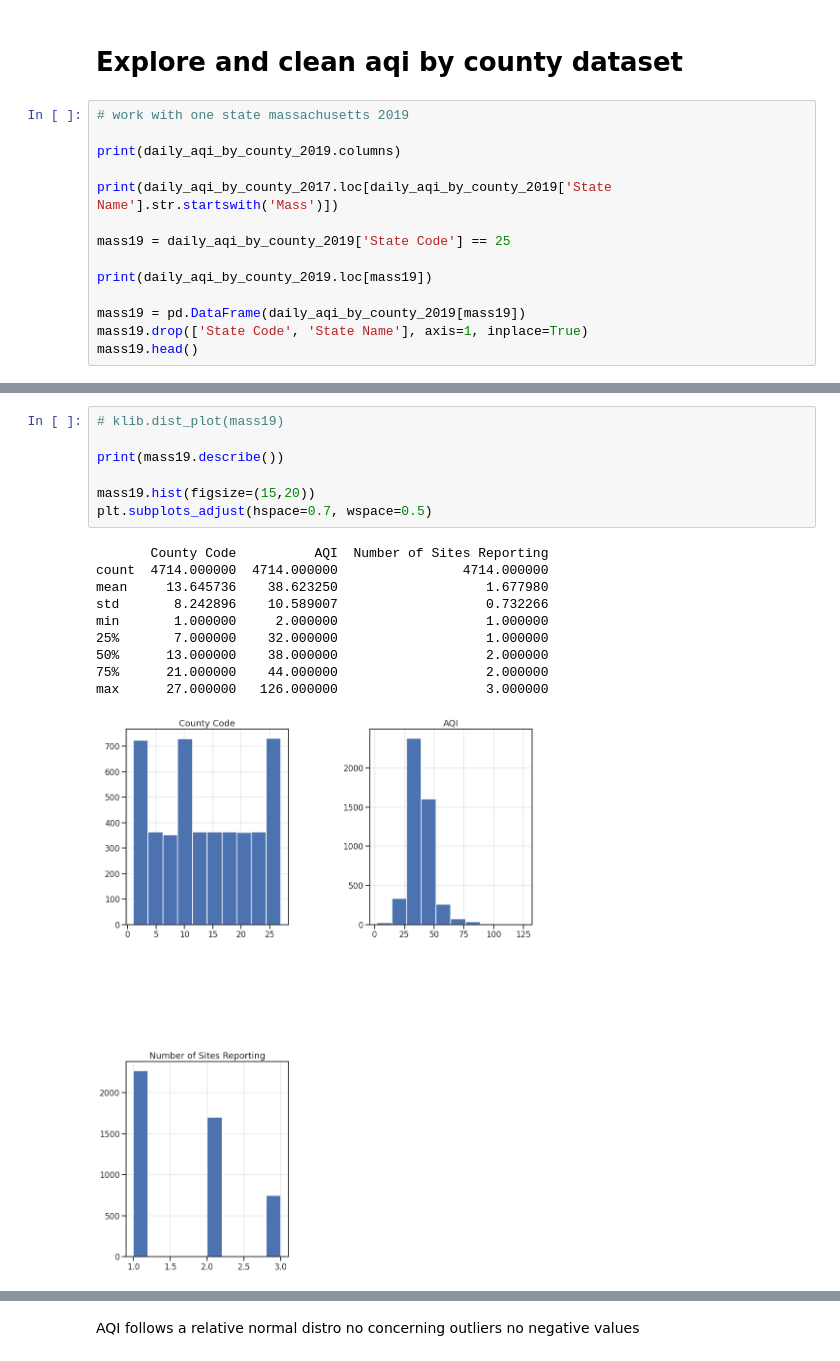
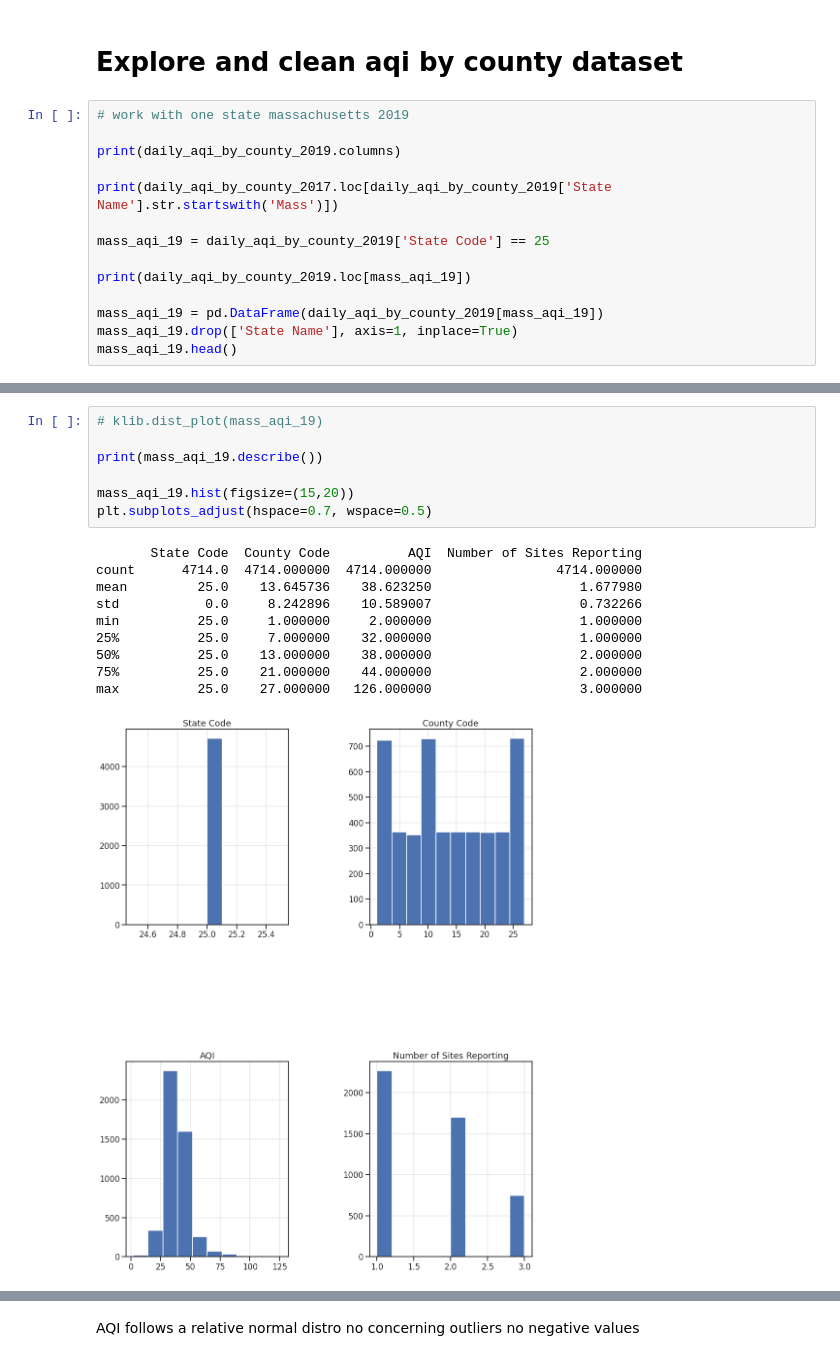
Before and after one commit to willkchan/Pollution-Forecast, a Jupyter notebook: src/preparation/Data_Wrangling2.ipynb, the cells around one changed output, grey strips where cells are left out. Saved outputs shown, nothing was run; the diff lists cells and outputs as text.

```diff
--- a/src/preparation/Data_Wrangling2.ipynb
+++ b/src/preparation/Data_Wrangling2.ipynb
@@ -51,13 +51,13 @@ print(daily_aqi_by_county_2019.columns)
 
 print(daily_aqi_by_county_2017.loc[daily_aqi_by_county_2019['State Name'].str.startswith('Mass')])
 
-mass19 = daily_aqi_by_county_2019['State Code'] == 25
+mass_aqi_19 = daily_aqi_by_county_2019['State Code'] == 25
 
-print(daily_aqi_by_county_2019.loc[mass19])
+print(daily_aqi_by_county_2019.loc[mass_aqi_19])
 
-mass19 = pd.DataFrame(daily_aqi_by_county_2019[mass19])
-mass19.drop(['State Code', 'State Name'], axis=1, inplace=True)
-mass19.head()
+mass_aqi_19 = pd.DataFrame(daily_aqi_by_county_2019[mass_aqi_19])
+mass_aqi_19.drop(['State Name'], axis=1, inplace=True)
+mass_aqi_19.head()
 # %% [output]
 Index(['State Name', 'county Name', 'State Code', 'County Code', 'Date', 'AQI',
        'Category', 'Defining Parameter', 'Defining Site',
@@ -85,21 +85,21 @@ Index(['State Name', 'county Name', 'State Code', 'County Code', 'Date', 'AQI',
 # %%
-# klib.dist_plot(mass19)
+# klib.dist_plot(mass_aqi_19)
 
-print(mass19.describe())
+print(mass_aqi_19.describe())
 
-mass19.hist(figsize=(15,20))
+mass_aqi_19.hist(figsize=(15,20))
 plt.subplots_adjust(hspace=0.7, wspace=0.5)
 # %% [output]
-       County Code          AQI  Number of Sites Reporting
-count  4714.000000  4714.000000                4714.000000
-mean     13.645736    38.623250                   1.677980
-std       8.242896    10.589007                   0.732266
-min       1.000000     2.000000                   1.000000
-25%       7.000000    32.000000                   1.000000
-50%      13.000000    38.000000                   2.000000
-75%      21.000000    44.000000                   2.000000
-max      27.000000   126.000000                   3.000000
+       State Code  County Code          AQI  Number of Sites Reporting
+count      4714.0  4714.000000  4714.000000                4714.000000
+mean         25.0    13.645736    38.623250                   1.677980
+std           0.0     8.242896    10.589007                   0.732266
+min          25.0     1.000000     2.000000                   1.000000
+25%          25.0     7.000000    32.000000                   1.000000
+50%          25.0    13.000000    38.000000                   2.000000
+75%          25.0    21.000000    44.000000                   2.000000
+max          25.0    27.000000   126.000000                   3.000000
-[figure, old version]
+[figure, new version]
 # %%
 plt.subplots(figsize=(25,20))
 plt.xlabel('Counties')
```
Also changed, not shown: parts of 30 cells of this notebook, 1 other file.
